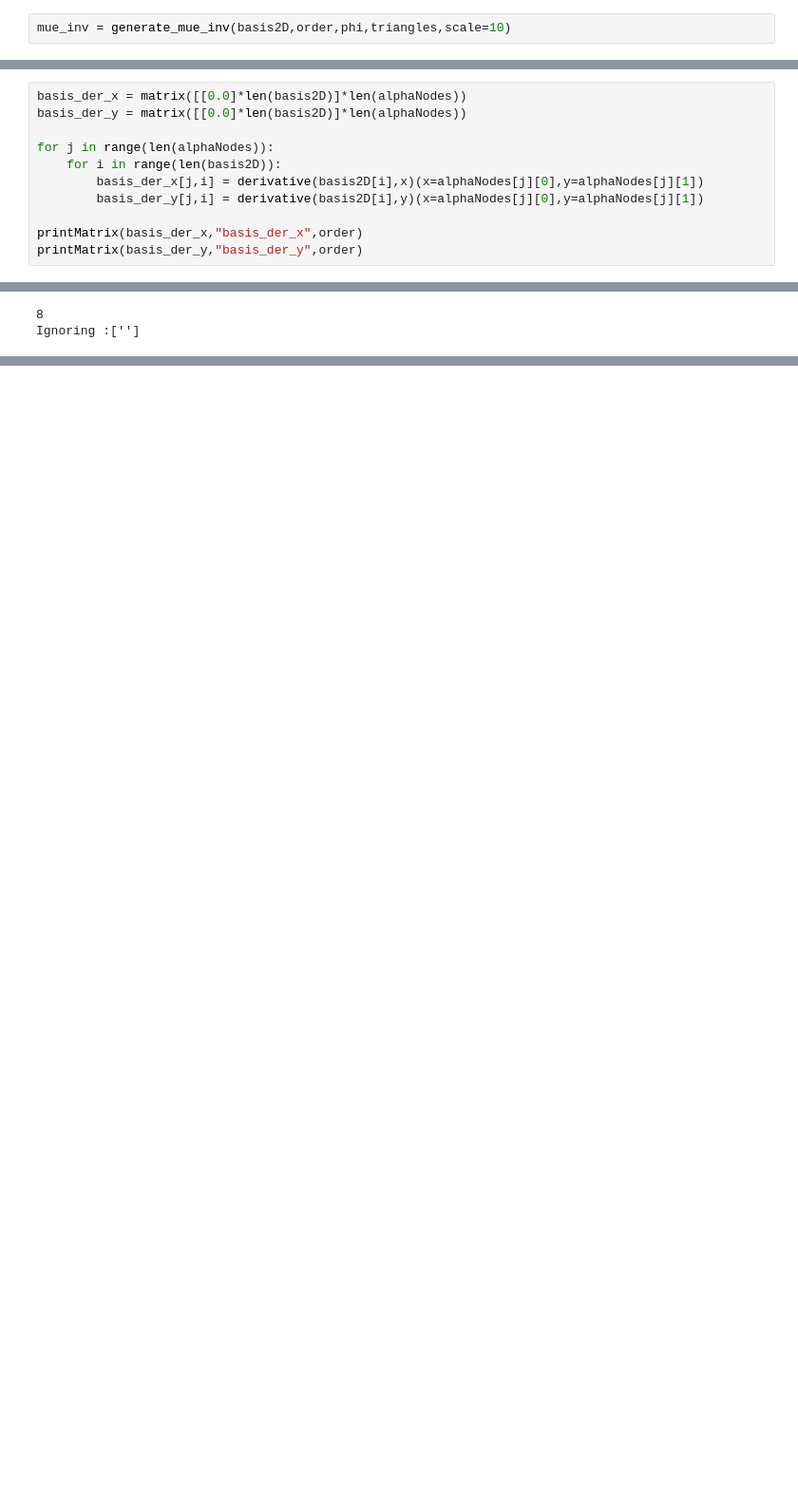
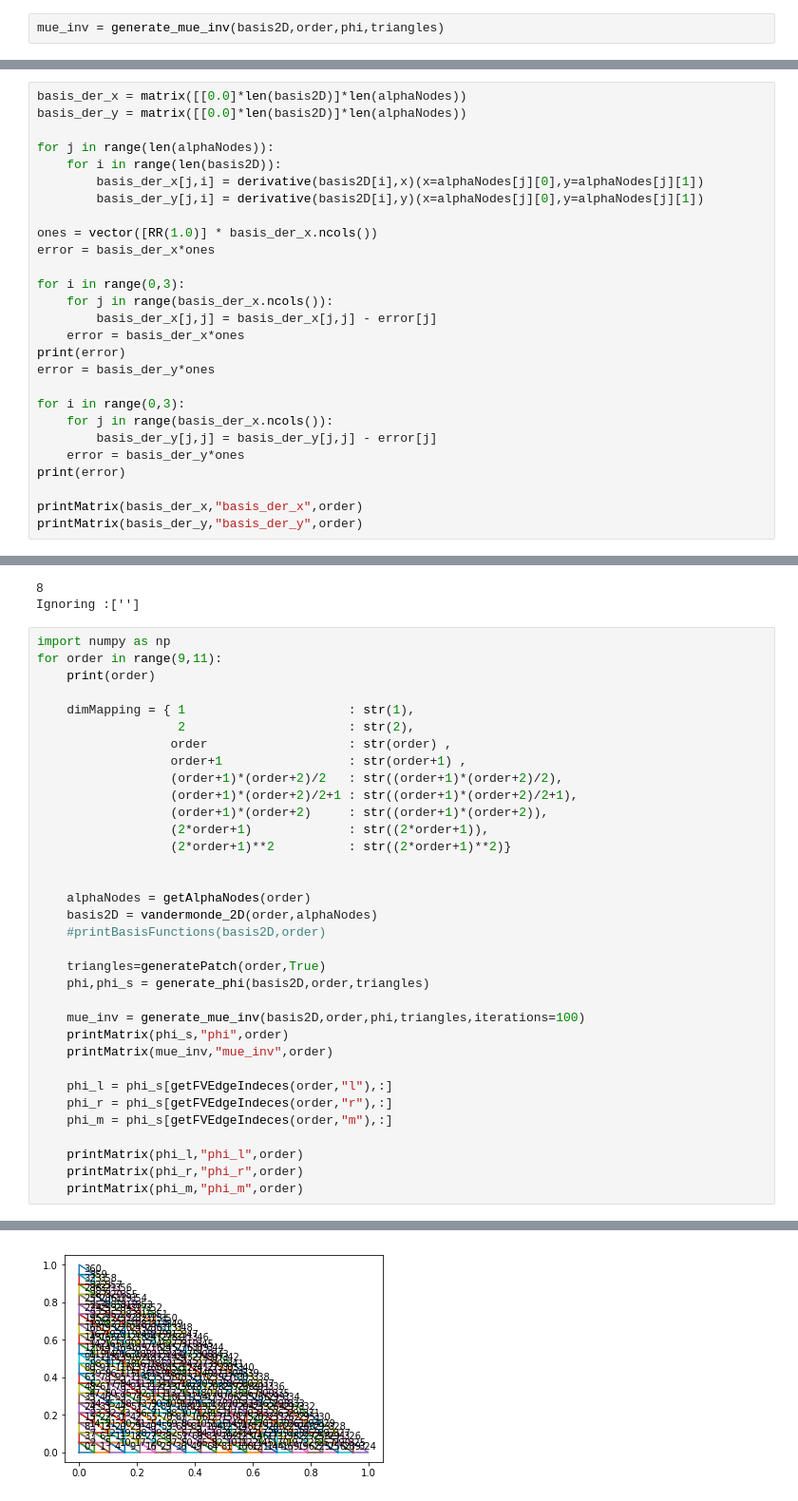
Before and after one commit to chameleon-hpc/samoa-chameleon, a Jupyter notebook: scripts/DG/Sage/Matrices.ipynb, the cells around one changed output, grey strips where cells are left out. Shown at 95% size. Saved outputs shown, nothing was run; the diff lists cells and outputs as text; blank space fills up the shorter version.

```diff
--- a/scripts/DG/Sage/Matrices.ipynb
+++ b/scripts/DG/Sage/Matrices.ipynb
@@ -579,3 +599,3 @@ phi , phi_s = generate_phi(basis2D,order,triangles)
 # %%
-mue_inv = generate_mue_inv(basis2D,order,phi,triangles,scale=10)
+mue_inv = generate_mue_inv(basis2D,order,phi,triangles)
 # %% [output]
@@ -624,5 +651,21 @@ for j in range(len(alphaNodes)):
         basis_der_x[j,i] = derivative(basis2D[i],x)(x=alphaNodes[j][0],y=alphaNodes[j][1])
         basis_der_y[j,i] = derivative(basis2D[i],y)(x=alphaNodes[j][0],y=alphaNodes[j][1])
 
+ones = vector([RR(1.0)] * basis_der_x.ncols())
+error = basis_der_x*ones
+
+for i in range(0,3):
+    for j in range(basis_der_x.ncols()):
+        basis_der_x[j,j] = basis_der_x[j,j] - error[j]
+    error = basis_der_x*ones
+print(error)
+error = basis_der_y*ones
+
+for i in range(0,3):
+    for j in range(basis_der_x.ncols()):
+        basis_der_y[j,j] = basis_der_y[j,j] - error[j]
+    error = basis_der_y*ones
+print(error)
+
 printMatrix(basis_der_x,"basis_der_x",order)
 printMatrix(basis_der_y,"basis_der_y",order)
@@ -797,3 +843,38 @@ for order in range(8,10):
 # %% [output]
 8
 Ignoring :['']
+# %%
+import numpy as np
+for order in range(9,11):
+    print(order)
+
+    dimMapping = { 1                      : str(1),
+                   2                      : str(2),
+                  order                   : str(order) ,
+                  order+1                 : str(order+1) ,
+                  (order+1)*(order+2)/2   : str((order+1)*(order+2)/2),
+                  (order+1)*(order+2)/2+1 : str((order+1)*(order+2)/2+1),
+                  (order+1)*(order+2)     : str((order+1)*(order+2)),
+                  (2*order+1)             : str((2*order+1)),
+                  (2*order+1)**2          : str((2*order+1)**2)}
+
+
+    alphaNodes = getAlphaNodes(order)
+    basis2D = vandermonde_2D(order,alphaNodes)
+    #printBasisFunctions(basis2D,order)
+
+    triangles=generatePatch(order,True)
+    phi,phi_s = generate_phi(basis2D,order,triangles)
+
+    mue_inv = generate_mue_inv(basis2D,order,phi,triangles,iterations=100)
+    printMatrix(phi_s,"phi",order)
+    printMatrix(mue_inv,"mue_inv",order)
+
+    phi_l = phi_s[getFVEdgeIndeces(order,"l"),:]
+    phi_r = phi_s[getFVEdgeIndeces(order,"r"),:]
+    phi_m = phi_s[getFVEdgeIndeces(order,"m"),:]
+
+    printMatrix(phi_l,"phi_l",order)
+    printMatrix(phi_r,"phi_r",order)
+    printMatrix(phi_m,"phi_m",order)
+# %% [output]
@@ -799,0 +883 @@ Ignoring :['']
+[figure, added]
```
Also changed, not shown: parts of 11 cells of this notebook.
